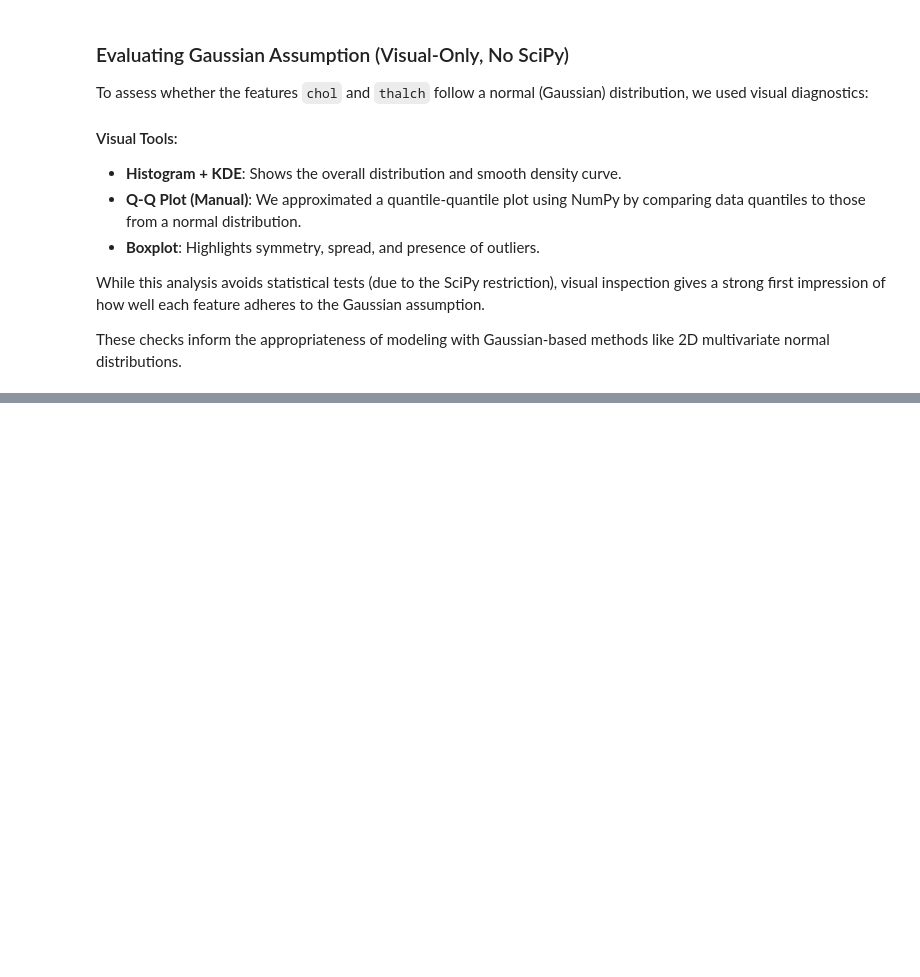
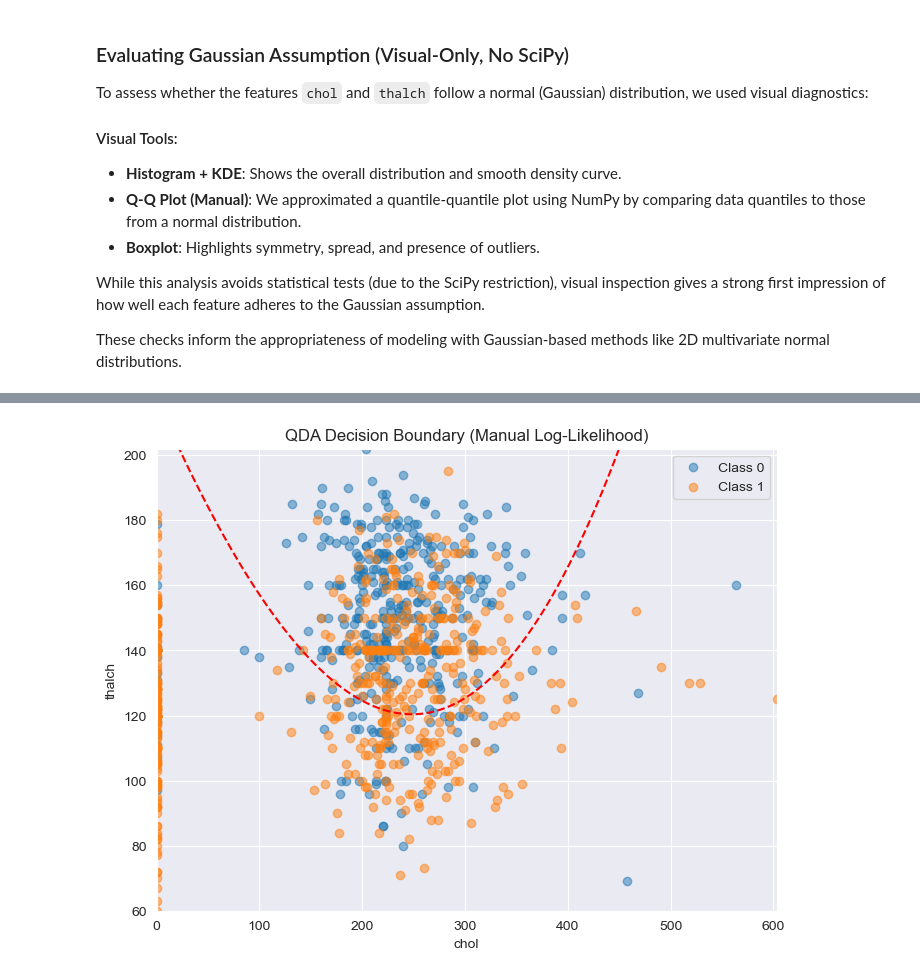
Before and after one commit to Mahyar-mhn/cardio-classification-generative-vs-discriminative, a Jupyter notebook: heart_disease_assignment.ipynb, the cells around one changed output, grey strips where cells are left out. Cells and saved outputs as stored; diff of their text form; code cells hidden in the pictures; blank space fills up the shorter version.

```diff
--- a/heart_disease_assignment.ipynb
+++ b/heart_disease_assignment.ipynb
@@ -285,0 +341,17 @@ for col in selected.columns:
+# %%
+# === Estimate Mean and Covariance Matrix per Class ===
+
+params = {}
+
+print("Class-wise Mean and Covariance Matrices:\n")
+
+for cls in df[target_col].unique():
+    subset = df[df[target_col] == cls][selected_features]
+    mean_vec = subset.mean().values
+    cov_matrix = subset.cov().values
+    params[cls] = {'mean': mean_vec, 'cov': cov_matrix}
+
+    print(f"Class {cls}:\n")
+    print(f"Mean vector:\n{mean_vec}")
+    print(f"Covariance matrix:\n{cov_matrix}")
+    print("-" * 40)
@@ -285,0 +392,81 @@ for col in selected.columns:
+# %%
+import numpy as np
+import matplotlib.pyplot as plt
+
+# Create a grid of values over the feature space
+x = np.linspace(df[selected_features[0]].min(), df[selected_features[0]].max(), 300)
+y = np.linspace(df[selected_features[1]].min(), df[selected_features[1]].max(), 300)
+X, Y = np.meshgrid(x, y)
+grid = np.c_[X.ravel(), Y.ravel()]
+
+# === QDA Manual Log-Likelihood ===
+qda_logpdf = {}
+for cls in params:
+    mean = params[cls]['mean']
+    cov = params[cls]['cov']
+    cov_inv = np.linalg.inv(cov)
+    det_cov = np.linalg.det(cov)
+
+    # log-likelihood: -0.5 * (x - μ)^T Σ⁻¹ (x - μ) - 0.5 log|Σ|
+    diff = grid - mean
+    mahalanobis = np.sum(diff @ cov_inv * diff, axis=1)
+    log_likelihood = -0.5 * mahalanobis - 0.5 * np.log(det_cov)
+
+    qda_logpdf[cls] = log_likelihood
+
+qda_boundary = (qda_logpdf[1] - qda_logpdf[0]).reshape(X.shape)
+
+plt.figure(figsize=(8, 6))
+plt.contour(X, Y, qda_boundary, levels=[0], colors='red', linewidths=1.5, linestyles='--')
+for cls in df[target_col].unique():
+    plt.scatter(
+        df[df[target_col] == cls][selected_features[0]],
+        df[df[target_col] == cls][selected_features[1]],
+        label=f"Class {cls}", alpha=0.5
+    )
+plt.title("QDA Decision Boundary (Manual Log-Likelihood)")
+plt.xlabel(selected_features[0])
+plt.ylabel(selected_features[1])
+plt.legend()
+plt.grid(True)
+plt.show()
+
+
+# === LDA Manual Log-Likelihood ===
+# Shared pooled covariance
+n_total = len(df)
+pooled_cov = sum(
+    (len(df[df[target_col] == cls]) / n_total) * params[cls]['cov']
+    for cls in params
+)
+inv_pooled_cov = np.linalg.inv(pooled_cov)
+
+lda_score = {}
+for cls in params:
+    mean = params[cls]['mean']
+    prior = len(df[df[target_col] == cls]) / n_total
+
+    # Linear discriminant: xᵀΣ⁻¹μ - 0.5μᵀΣ⁻¹μ + log(π)
+    linear_term = grid @ inv_pooled_cov @ mean
+    constant_term = -0.5 * mean.T @ inv_pooled_cov @ mean + np.log(prior)
+
+    lda_score[cls] = linear_term + constant_term
+
+lda_boundary = (lda_score[1] - lda_score[0]).reshape(X.shape)
+
+plt.figure(figsize=(8, 6))
+plt.contour(X, Y, lda_boundary, levels=[0], colors='blue', linewidths=1.5, linestyles='-')
+for cls in df[target_col].unique():
+    plt.scatter(
+        df[df[target_col] == cls][selected_features[0]],
+        df[df[target_col] == cls][selected_features[1]],
+        label=f"Class {cls}", alpha=0.5
+    )
+plt.title("LDA Decision Boundary (Manual Log-Likelihood)")
+plt.xlabel(selected_features[0])
+plt.ylabel(selected_features[1])
+plt.legend()
+plt.grid(True)
+plt.show()
+# %% [output]
+[figure, added]
```
Also changed, not shown: parts of 44 cells of this notebook.
